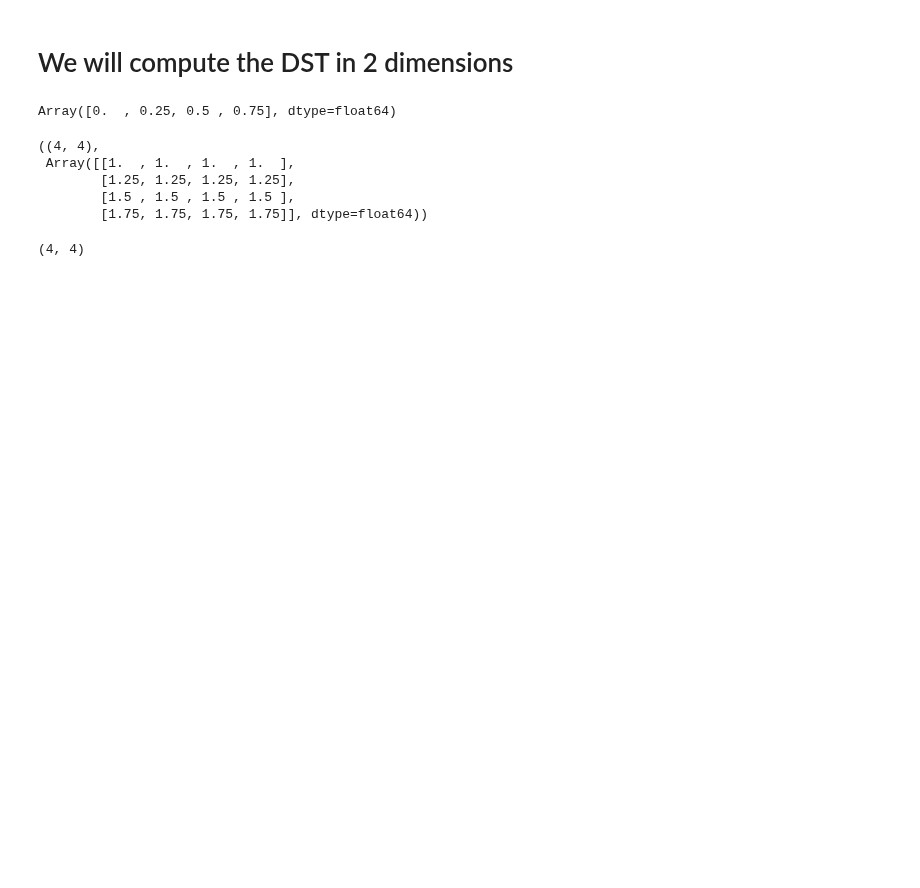
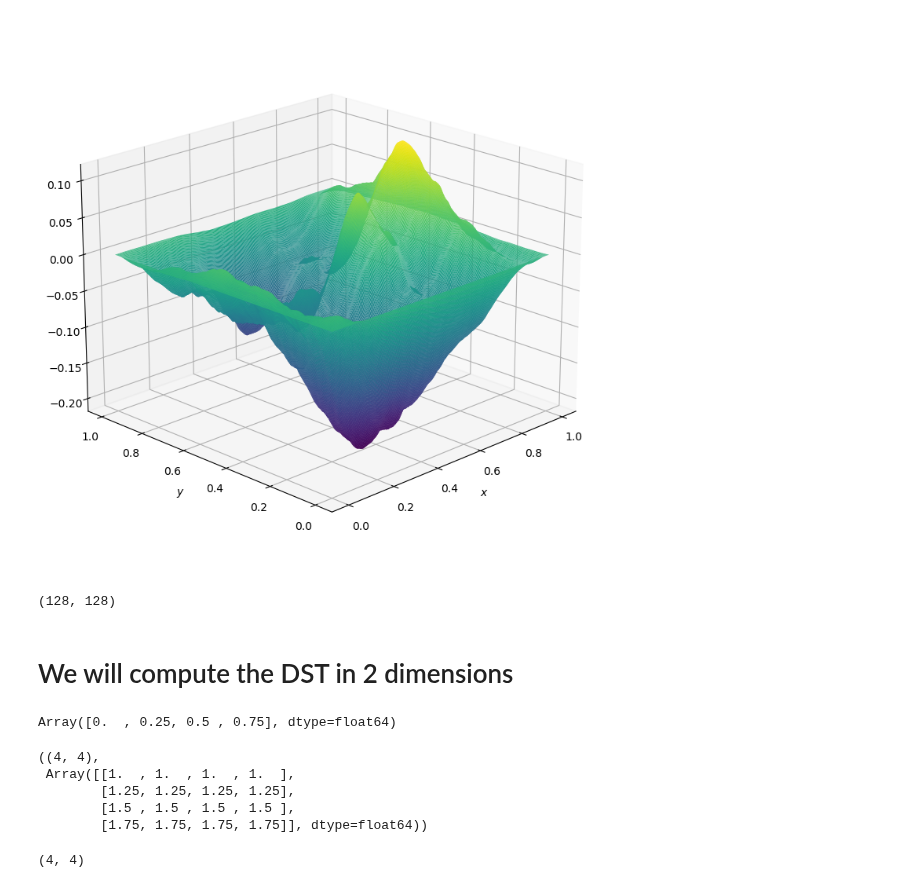
Before and after one commit to MatthieuDarcy/Kernel-NeuralNetworks-SPDEs, a Jupyter notebook: solving_elliptic/spectral_measurements_2D.ipynb, the cells around one changed output. Drawn from its saved outputs; the diff is of its cells as text; code cells hidden in the pictures; blank space fills up the shorter version.

```diff
--- a/solving_elliptic/spectral_measurements_2D.ipynb
+++ b/solving_elliptic/spectral_measurements_2D.ipynb
@@ -40,0 +113,6 @@ def discrete_sine_transform(y):
+# %%
+def evaluate_basis_sine_2d(x,y,c):
+    # The frequency starts at 0
+    f_1 = jnp.arange(0, c.shape[0])
+    f_2 = jnp.arange(0, c.shape[0])
+    return jnp.sum(jit(vmap(vmap(evaluate_function_sine_2d, in_axes=(None,None,0,None, 0), out_axes= -1), in_axes= (None, None, None, 0, 1),out_axes= -1))(x, y,f_1, f_2, c), axis = (2,3))#jit(vmap(vmap(evaluate_function_sine_2d, in_axes=(None,None,None,0, 1)), in_axes= (None, None, 0, None, 0)))(x, y,f_1, f_2, c)#vmap(evaluate_function_sine_2d, in_axes=(None,None,0,0, 0))(x, y,f_1, f_2, c)
@@ -40,0 +149,2 @@ def discrete_sine_transform(y):
+# %%
+u_values = evaluate_basis_sine_2d(x_finest,y_finest, coef_u)
@@ -41,3 +163,19 @@ def discrete_sine_transform(y):
+# %%
+# Create a figure with two 3D subplots
+fig,ax = plt.subplots(1, 1, figsize=(16, 9), subplot_kw={'projection': '3d'})
+
+stride = 1
+ax.plot_surface(X, Y, u_values,  cmap='viridis', rstride=stride, cstride=stride)
+ax.view_init(elev=20, azim=225)  # Adjust elevation and azimuthal angle as desired
+ax.set_xlabel(r'$x$')
+ax.set_ylabel(r'$y$')
+plt.show()
+# %% [output]
+[figure, added]
+# %%
+u_values.shape
+# %% [output]
+(128, 128)
 # %% [markdown]
 # We will compute the DST in 2 dimensions
 # %%
```
Also changed, not shown: parts of 50 cells of this notebook.
